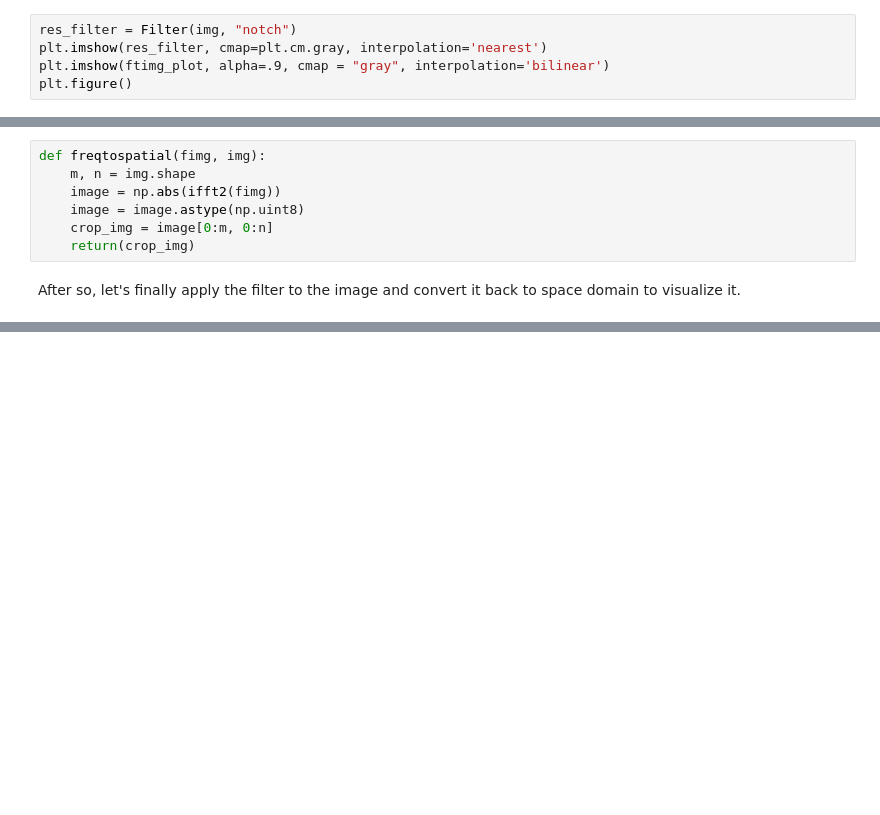
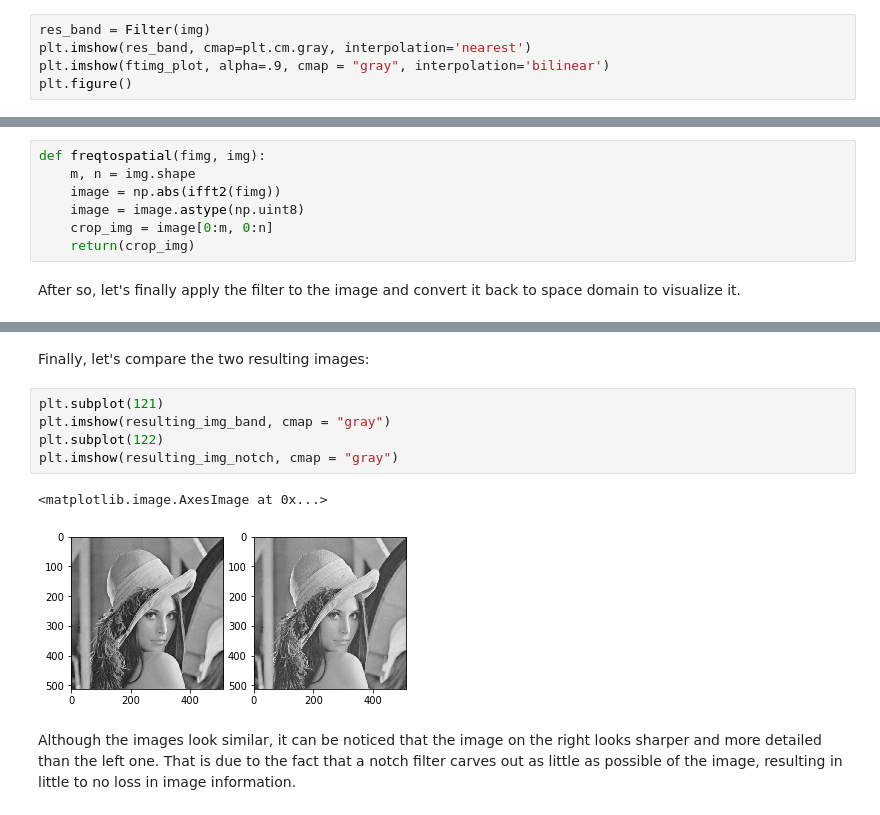
Before and after one commit to ggazetta/SCC5830_Project, a Jupyter notebook: final_project.ipynb, the cells around one changed output, grey strips where cells are left out. Saved outputs shown, nothing was run; the diff lists cells and outputs as text; blank space fills up the shorter version.

```diff
--- a/final_project.ipynb
+++ b/final_project.ipynb
@@ -127,6 +129,6 @@ With that defined, let's visualize the band filter itself.
 # %%
-res_filter = Filter(img, "notch")
-plt.imshow(res_filter, cmap=plt.cm.gray, interpolation='nearest')
+res_band = Filter(img)
+plt.imshow(res_band, cmap=plt.cm.gray, interpolation='nearest')
 plt.imshow(ftimg_plot, alpha=.9, cmap = "gray", interpolation='bilinear')
 plt.figure()
 # %% [output]
@@ -160,0 +184,12 @@ As can be seen above, the image now has no pattern at all, however, since the ba
+# %% [markdown]
+Finally, let's compare the two resulting images:
+# %%
+plt.subplot(121)
+plt.imshow(resulting_img_band, cmap = "gray")
+plt.subplot(122)
+plt.imshow(resulting_img_notch, cmap = "gray")
+# %% [output]
+<matplotlib.image.AxesImage at 0x...>
+[figure, added]
+# %% [markdown]
+Although the images look similar, it can be noticed that the image on the right looks sharper and more detailed than the left one. That is due to the fact that a notch filter carves out as little as possible of the image, resulting in little to no loss in image information.
```
Also changed, not shown: parts of 14 cells of this notebook, 1 other file.
